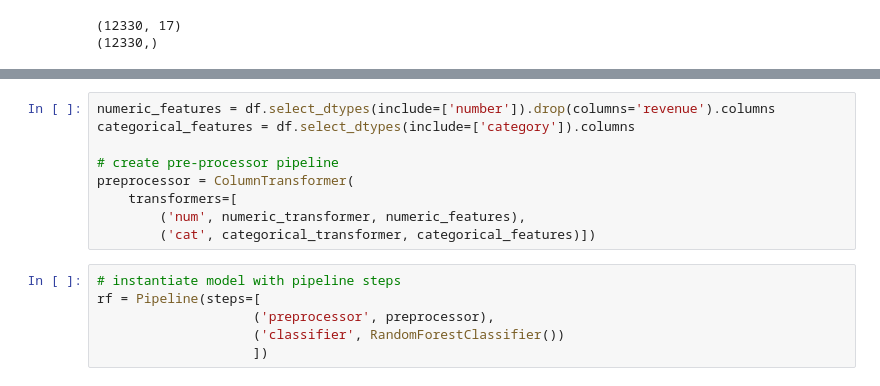
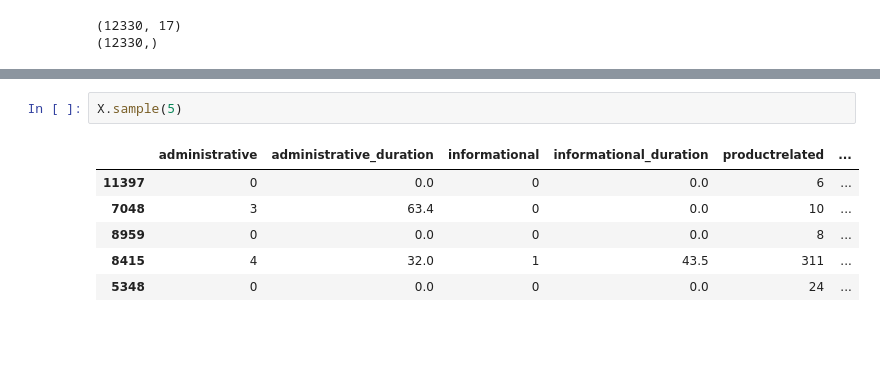
Before and after one commit to Yjung136/326_final_project, a Jupyter notebook: notebooks/ml_notebook.ipynb, the cells around one changed output, grey strips where cells are left out. Saved outputs shown, nothing was run; the diff lists cells and outputs as text; blank space fills up the shorter version.

```diff
--- a/notebooks/ml_notebook.ipynb
+++ b/notebooks/ml_notebook.ipynb
@@ -70,15 +149,9 @@ categorical_transformer = Pipeline(steps=[
-# %%
-numeric_features = df.select_dtypes(include=['number']).drop(columns='revenue').columns
-categorical_features = df.select_dtypes(include=['category']).columns
-
-# create pre-processor pipeline
-preprocessor = ColumnTransformer(
-    transformers=[
-        ('num', numeric_transformer, numeric_features),
-        ('cat', categorical_transformer, categorical_features)])
-# %%
-# instantiate model with pipeline steps
-rf = Pipeline(steps=[
-                    ('preprocessor', preprocessor),
-                    ('classifier', RandomForestClassifier())
-                    ])
+# %%
+X.sample(5)
+# %% [output]
+|  | administrative | administrative_duration | informational | informational_duration | productrelated | ... |
+| 11397 | 0 | 0.0 | 0 | 0.0 | 6 | ... |
+| 7048 | 3 | 63.4 | 0 | 0.0 | 10 | ... |
+| 8959 | 0 | 0.0 | 0 | 0.0 | 8 | ... |
+| 8415 | 4 | 32.0 | 1 | 43.5 | 311 | ... |
+| 5348 | 0 | 0.0 | 0 | 0.0 | 24 | ... |
```
Also changed, not shown: parts of 29 cells of this notebook.
